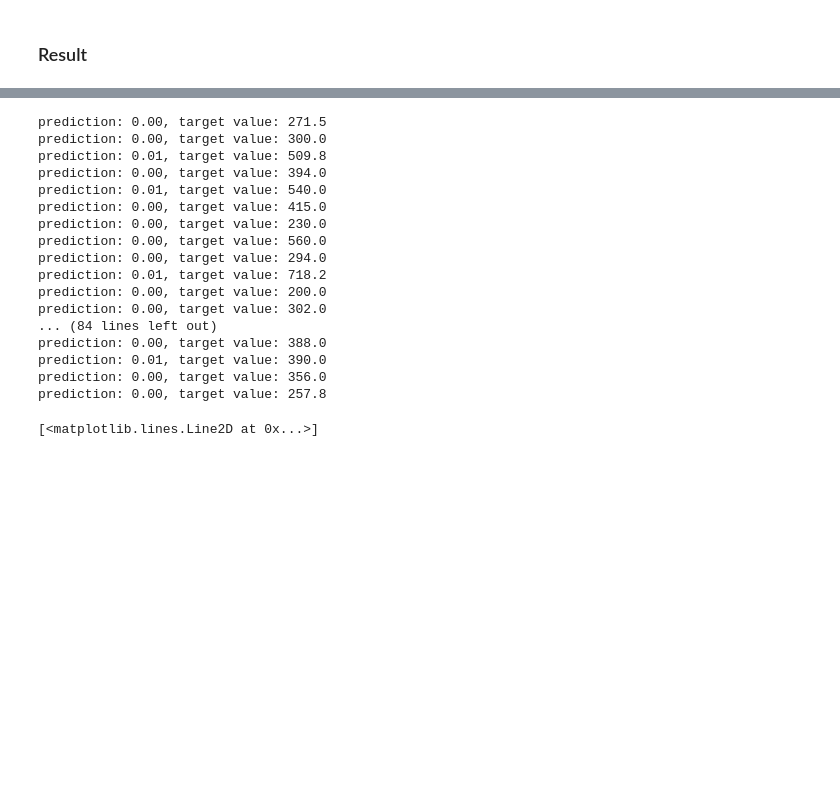
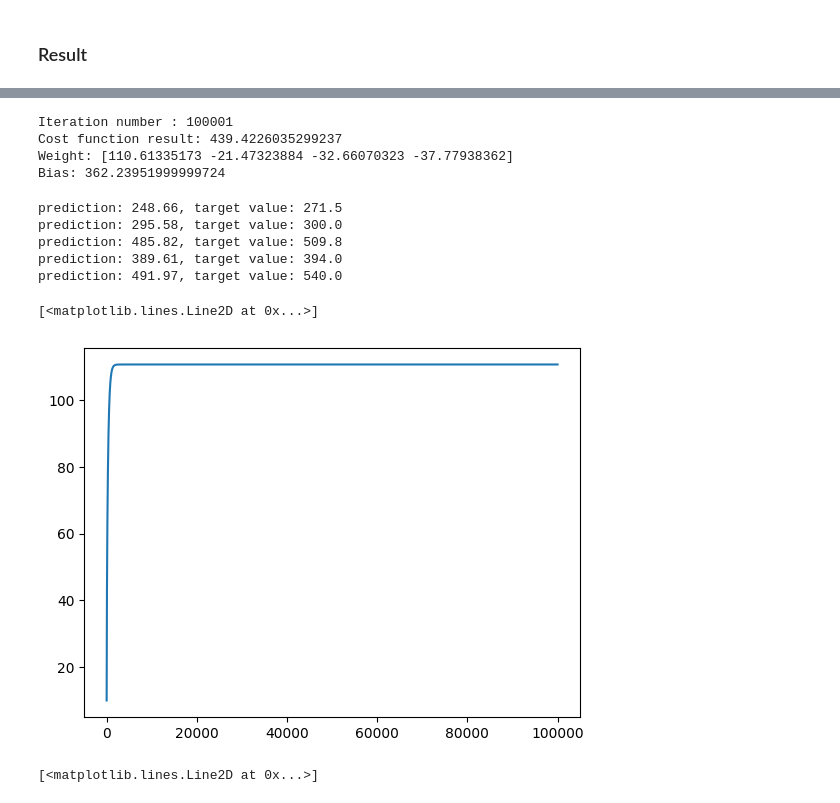
Before and after one commit to Abhinavsharmarj/machine-learning, a Jupyter notebook: multiple-linear-regression-normalization.ipynb, the cells around one changed output, grey strips where cells are left out. Drawn from its saved outputs; the diff is of its cells as text; code cells hidden in the pictures; blank space fills up the shorter version.

Commit message:
updated alpha

```diff
--- a/multiple-linear-regression-normalization.ipynb
+++ b/multiple-linear-regression-normalization.ipynb
@@ -156,24 +150,30 @@ Bias: 0.0036231015616904373
+# %%
+w = np.array([10,10,10,10])
+b = 0
+
+alpha = 1.0e-2
+
+thresh = 100000
+w,b,cost_journey,w_journey,b_journey = gradient_descent(x_norm,y_train,w,b,alpha,thresh)
+# %% [output]
+Iteration number : 100001
+Cost function result: 439.4226035299237
+Weight: [110.61335173 -21.47323884 -32.66070323 -37.77938362]
+Bias: 362.23951999999724
 # %%
-for i in range(len(x_norm)):
+for i in range(5):
     print(f"prediction: {np.dot(x_norm[i], w) + b:0.2f}, target value: {y_train[i]}")
 # %% [output]
-prediction: 0.00, target value: 271.5
-prediction: 0.00, target value: 300.0
-prediction: 0.01, target value: 509.8
-prediction: 0.00, target value: 394.0
-prediction: 0.01, target value: 540.0
-prediction: 0.00, target value: 415.0
-prediction: 0.00, target value: 230.0
-prediction: 0.00, target value: 560.0
-prediction: 0.00, target value: 294.0
-prediction: 0.01, target value: 718.2
-prediction: 0.00, target value: 200.0
-prediction: 0.00, target value: 302.0
-... (84 lines left out)
-prediction: 0.00, target value: 388.0
-prediction: 0.01, target value: 390.0
-prediction: 0.00, target value: 356.0
-prediction: 0.00, target value: 257.8
+prediction: 248.66, target value: 271.5
+prediction: 295.58, target value: 300.0
+prediction: 485.82, target value: 509.8
+prediction: 389.61, target value: 394.0
+prediction: 491.97, target value: 540.0
+# %%
+plt.plot([x[0] for x in w_journey])
+# %% [output]
+[<matplotlib.lines.Line2D at 0x...>]
+[figure, added]
 # %%
 plt.plot(b_journey,cost_journey)
 # %% [output]
```
Also changed, not shown: parts of 3 cells of this notebook.
